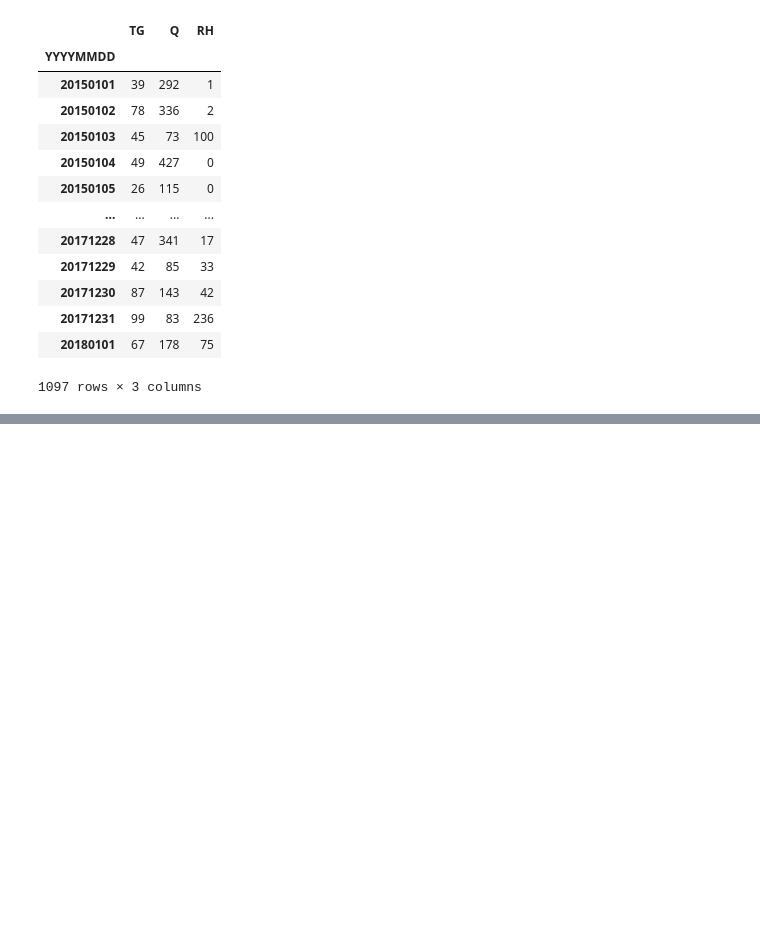
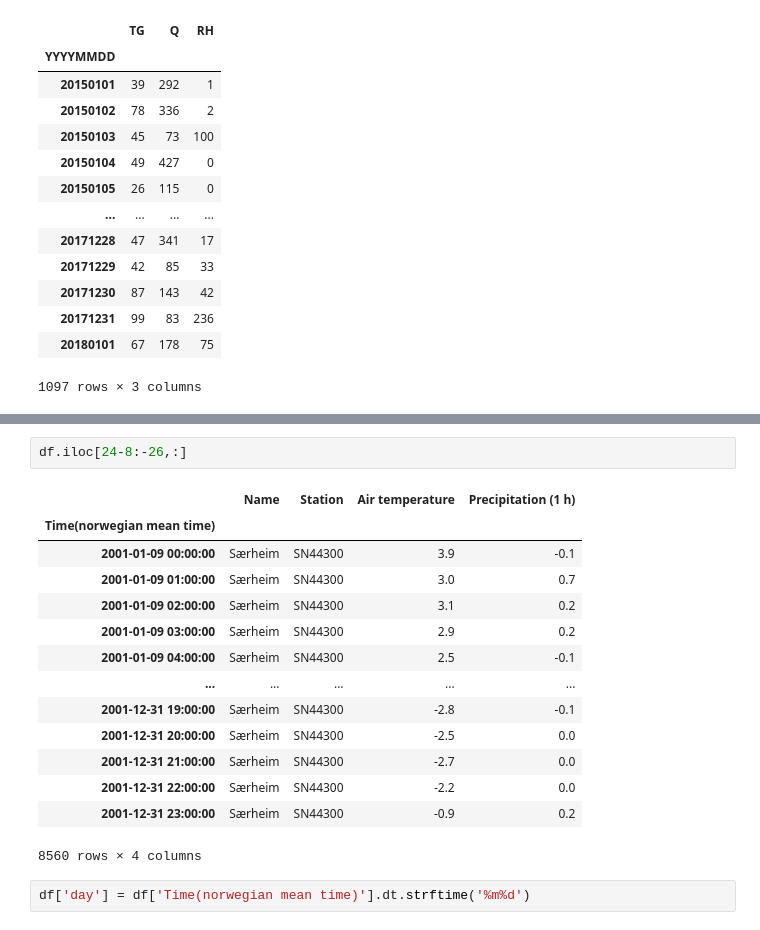
Before and after one commit to XHao1997/WUR_MOBS, a Jupyter notebook: grass and water models/data/Untitled.ipynb, the cells around one changed output, grey strips where cells are left out. Saved outputs shown, nothing was run; the diff lists cells and outputs as text; blank space fills up the shorter version.

```diff
--- a/grass and water models/data/Untitled.ipynb
+++ b/grass and water models/data/Untitled.ipynb
@@ -60,0 +114,19 @@ data_weather
+# %%
+df.iloc[24-8:-26,:]
+# %% [output]
+|  | Name | Station | Air temperature | Precipitation (1 h) |
+| Time(norwegian mean time) |  |  |  |  |
+| 2001-01-09 00:00:00 | Særheim | SN44300 | 3.9 | -0.1 |
+| 2001-01-09 01:00:00 | Særheim | SN44300 | 3.0 | 0.7 |
+| 2001-01-09 02:00:00 | Særheim | SN44300 | 3.1 | 0.2 |
+| 2001-01-09 03:00:00 | Særheim | SN44300 | 2.9 | 0.2 |
+| 2001-01-09 04:00:00 | Særheim | SN44300 | 2.5 | -0.1 |
+| ... | ... | ... | ... | ... |
+| 2001-12-31 19:00:00 | Særheim | SN44300 | -2.8 | -0.1 |
+| 2001-12-31 20:00:00 | Særheim | SN44300 | -2.5 | 0.0 |
+| 2001-12-31 21:00:00 | Særheim | SN44300 | -2.7 | 0.0 |
+| 2001-12-31 22:00:00 | Særheim | SN44300 | -2.2 | 0.0 |
+| 2001-12-31 23:00:00 | Særheim | SN44300 | -0.9 | 0.2 |
+8560 rows × 4 columns
+# %%
+df['day'] = df['Time(norwegian mean time)'].dt.strftime('%m%d')
```
Also changed, not shown: parts of 34 cells of this notebook, 18 other files.
